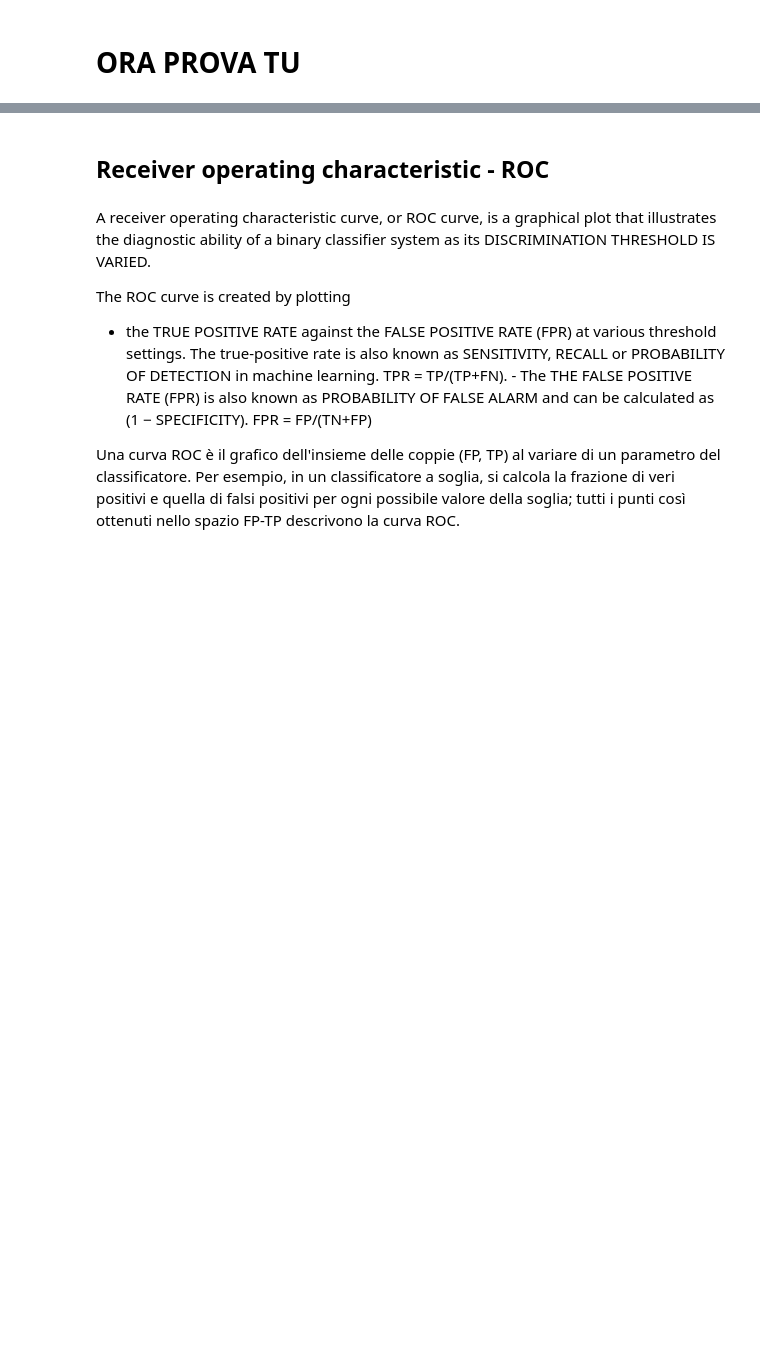
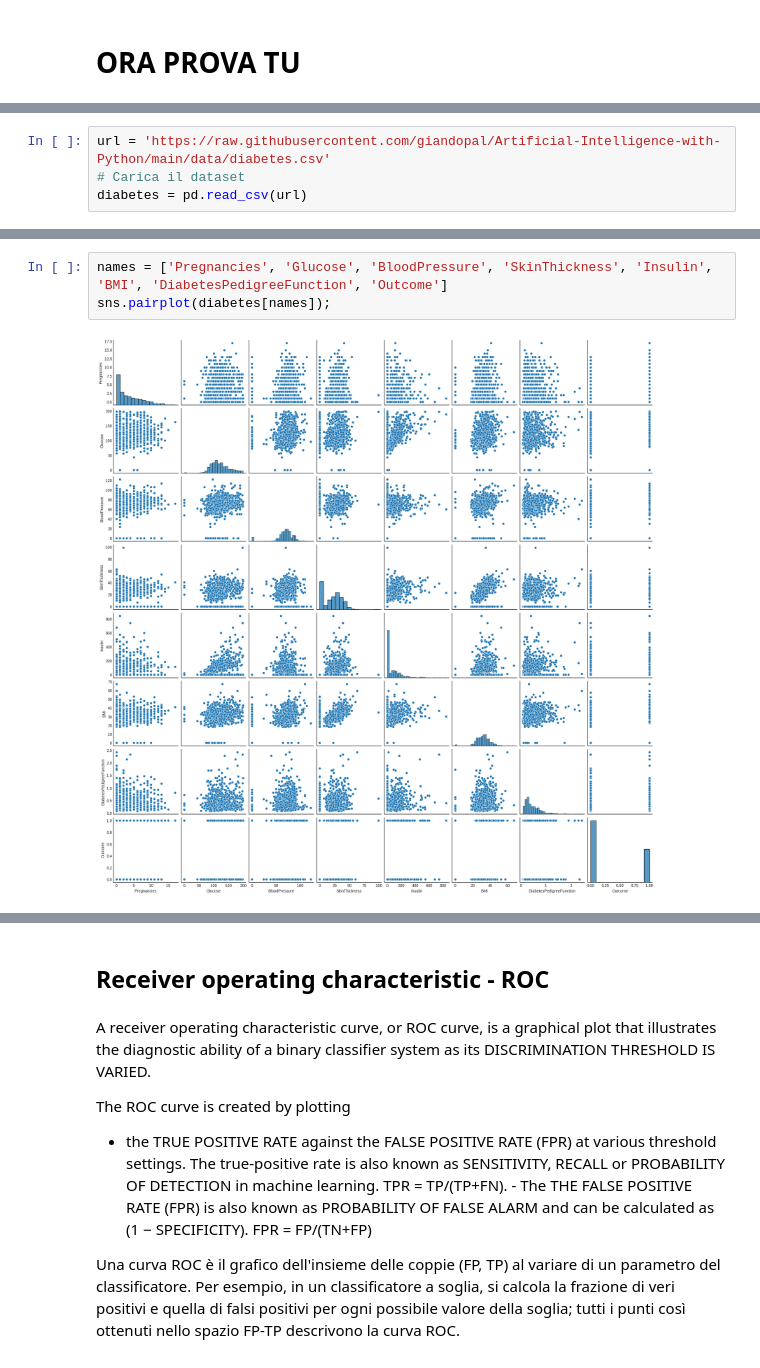
Before and after one commit to pal-dev-labs/Artificial-Intelligence-with-Python, a Jupyter notebook: 10-classification.ipynb, the cells around one changed output, grey strips where cells are left out. Cells and saved outputs as stored; diff of their text form; blank space fills up the shorter version.

```diff
--- a/10-classification.ipynb
+++ b/10-classification.ipynb
@@ -472,0 +352,4 @@ We use the concept of CONFUSION MATRIX
+# %%
+url = 'https://raw.githubusercontent.com/giandopal/Artificial-Intelligence-with-Python/main/data/diabetes.csv'
+# Carica il dataset
+diabetes = pd.read_csv(url)
@@ -472,0 +372,5 @@ We use the concept of CONFUSION MATRIX
+# %%
+names = ['Pregnancies', 'Glucose', 'BloodPressure', 'SkinThickness', 'Insulin', 'BMI', 'DiabetesPedigreeFunction', 'Outcome']
+sns.pairplot(diabetes[names]);
+# %% [output]
+[figure, added]
```
Also changed, not shown: parts of 47 cells of this notebook.
